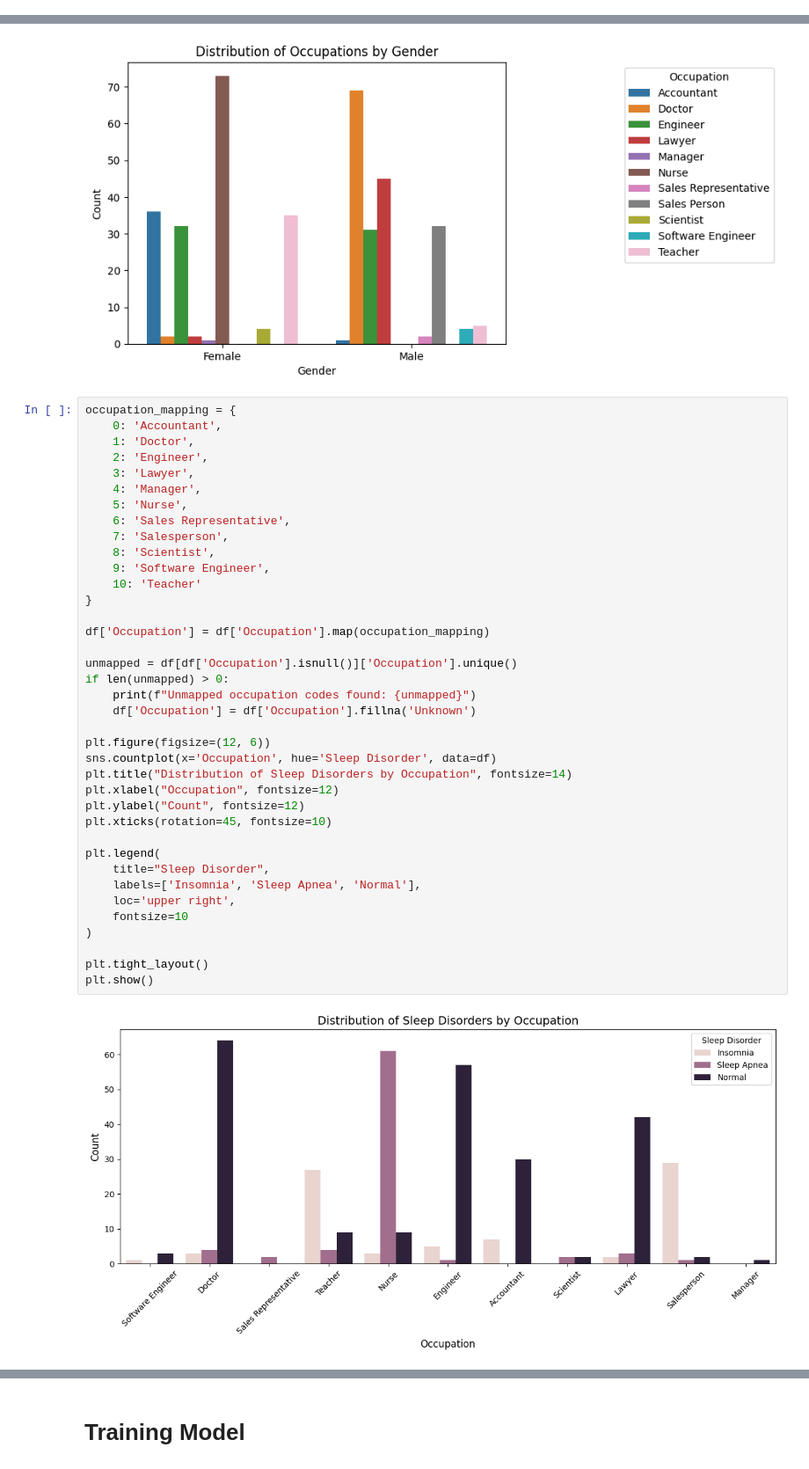
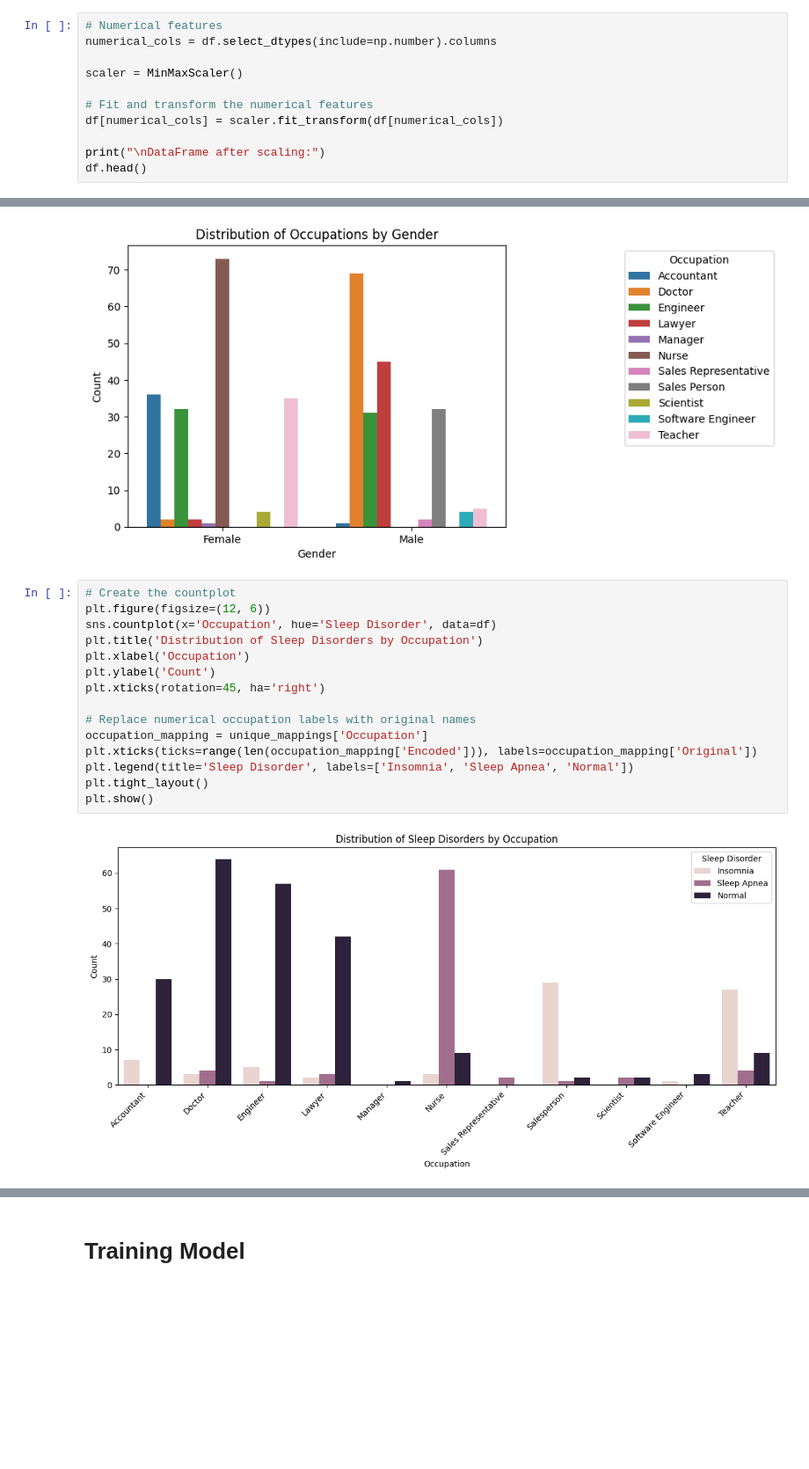
Before and after one commit to nlevin6/DS3000-Final_Report, a Jupyter notebook: ds3000_group_27.ipynb, the cells around one changed output, grey strips where cells are left out. Shown at 88% size. Cells and saved outputs as stored; diff of their text form; blank space fills up the shorter version.

```diff
--- a/ds3000_group_27.ipynb
+++ b/ds3000_group_27.ipynb
@@ -93,0 +199,11 @@ DataFrame after encoding:
+# %%
+# Numerical features
+numerical_cols = df.select_dtypes(include=np.number).columns
+
+scaler = MinMaxScaler()
+
+# Fit and transform the numerical features
+df[numerical_cols] = scaler.fit_transform(df[numerical_cols])
+
+print("\nDataFrame after scaling:")
+df.head()
@@ -168,42 +368,19 @@ plt.show()
 # %% [output]
 [figure]
 # %%
-occupation_mapping = {
-    0: 'Accountant',
-    1: 'Doctor',
-    2: 'Engineer',
-    3: 'Lawyer',
-    4: 'Manager',
-    5: 'Nurse',
-    6: 'Sales Representative',
-    7: 'Salesperson',
-    8: 'Scientist',
-    9: 'Software Engineer',
-    10: 'Teacher'
-}
-
-df['Occupation'] = df['Occupation'].map(occupation_mapping)
-
-unmapped = df[df['Occupation'].isnull()]['Occupation'].unique()
-if len(unmapped) > 0:
-    print(f"Unmapped occupation codes found: {unmapped}")
-    df['Occupation'] = df['Occupation'].fillna('Unknown')
-
+# Create the countplot
 plt.figure(figsize=(12, 6))
 sns.countplot(x='Occupation', hue='Sleep Disorder', data=df)
-plt.title("Distribution of Sleep Disorders by Occupation", fontsize=14)
-plt.xlabel("Occupation", fontsize=12)
-plt.ylabel("Count", fontsize=12)
-plt.xticks(rotation=45, fontsize=10)
+plt.title('Distribution of Sleep Disorders by Occupation')
+plt.xlabel('Occupation')
+plt.ylabel('Count')
+plt.xticks(rotation=45, ha='right')
 
-plt.legend(
-    title="Sleep Disorder",
-    labels=['Insomnia', 'Sleep Apnea', 'Normal'],
-    loc='upper right',
-    fontsize=10
-)
-
+# Replace numerical occupation labels with original names
+occupation_mapping = unique_mappings['Occupation']
+plt.xticks(ticks=range(len(occupation_mapping['Encoded'])), labels=occupation_mapping['Original'])
+plt.legend(title='Sleep Disorder', labels=['Insomnia', 'Sleep Apnea', 'Normal'])
 plt.tight_layout()
 plt.show()
 # %% [output]
-[figure, old version]
+[figure, new version]
```
Also changed, not shown: parts of 38 cells of this notebook.
